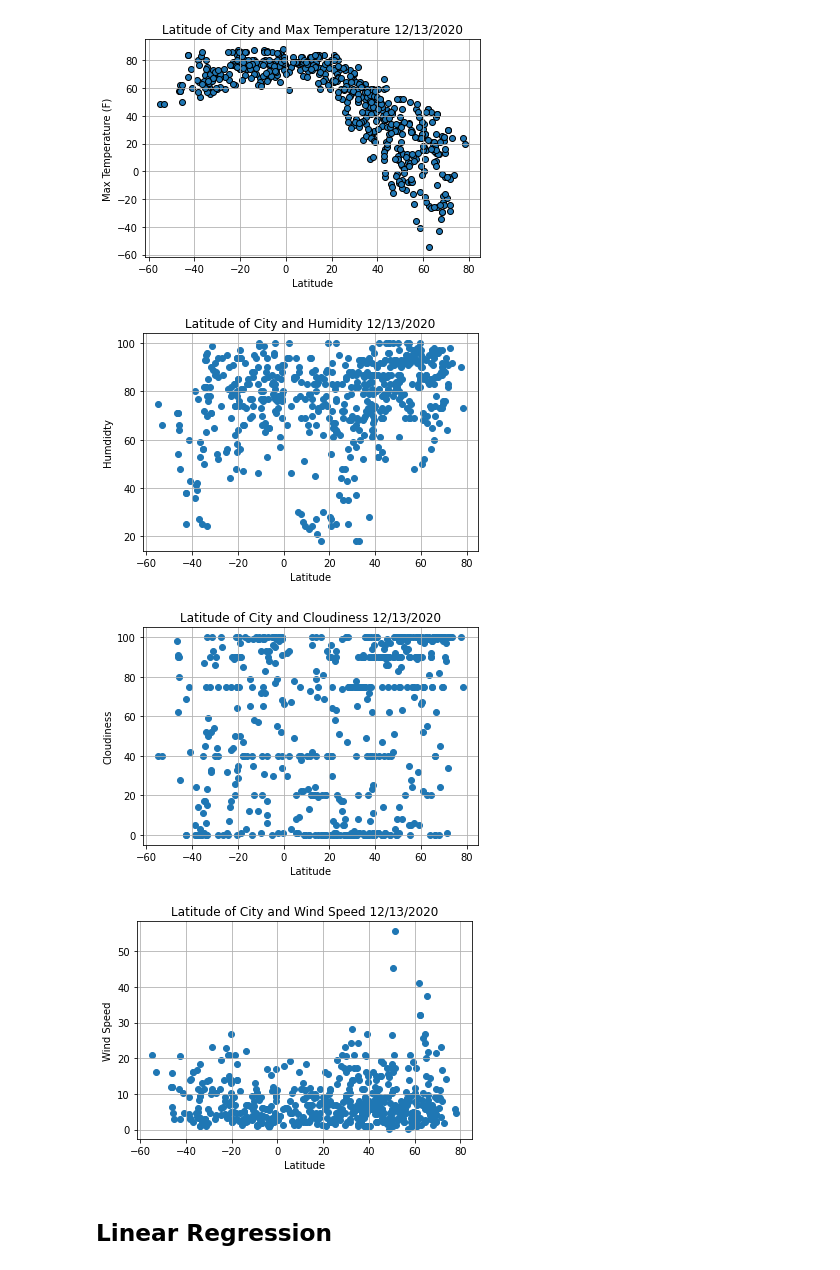
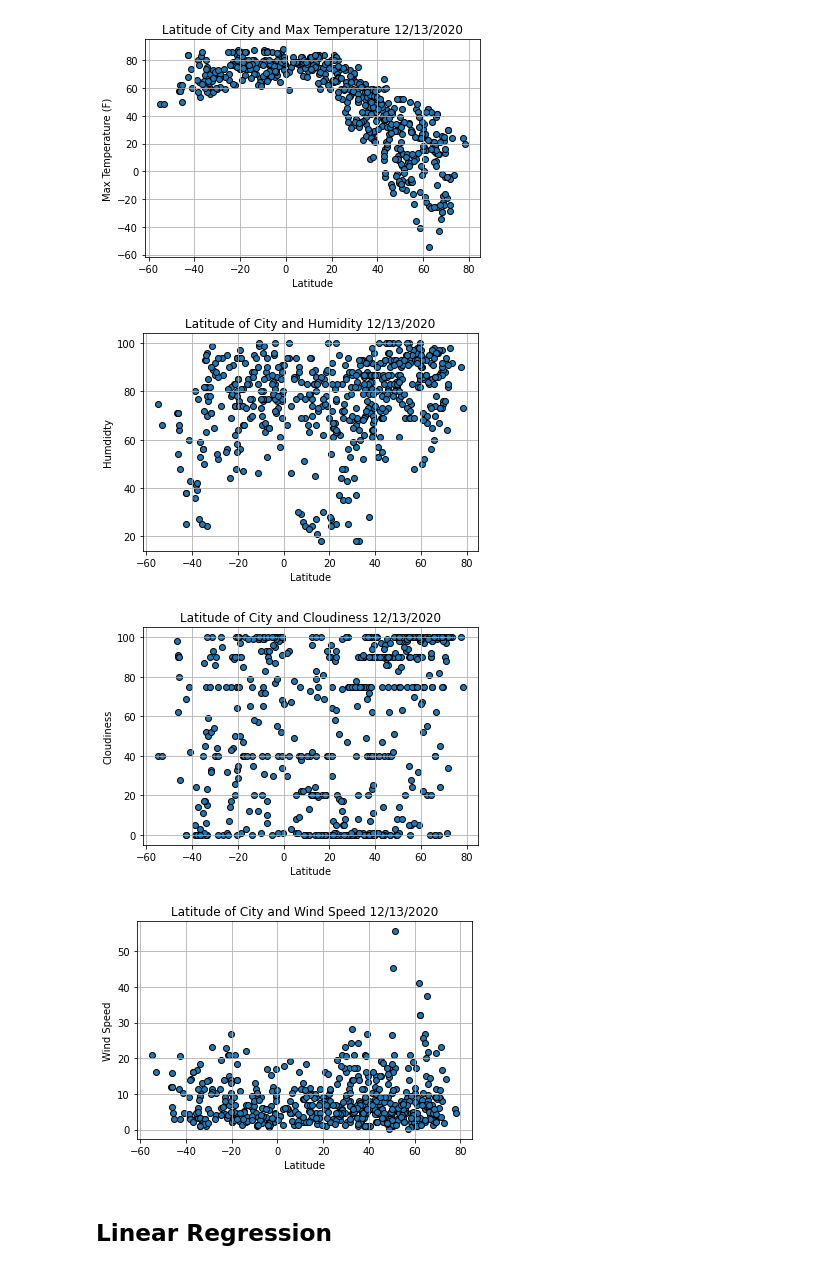
Before and after one commit to geofftm/python-api-challenge, a Jupyter notebook: WeatherPY/WeatherPy.ipynb, the cells around one changed output. Cells and saved outputs as stored; diff of their text form; code cells hidden in the pictures.

```diff
--- a/WeatherPY/WeatherPy.ipynb
+++ b/WeatherPY/WeatherPy.ipynb
@@ -207,36 +209,36 @@ plt.savefig("../Images/lat_v_max_temp.png")
 # %%
 #Lat v. Humidity Scatter Plot
 
-plt.scatter(city_wx_df["Latitude"], city_wx_df["Humidity"], marker="o", edgecolors)
+plt.scatter(city_wx_df["Latitude"], city_wx_df["Humidity"], marker="o", edgecolors="black")
 plt.title("Latitude of City and Humidity 12/13/2020")
 plt.xlabel("Latitude")
 plt.ylabel("Humdidty")
 plt.grid()
 plt.savefig("../Images/lat_v_humidity.png")
 # %% [output]
-[figure, old version]
+[figure, new version]
 # %%
 #Lat v. Cloudiness Scatter Plot
 
-plt.scatter(city_wx_df["Latitude"], city_wx_df["Cloudiness"])
+plt.scatter(city_wx_df["Latitude"], city_wx_df["Cloudiness"], marker="o", edgecolors="black")
 plt.title("Latitude of City and Cloudiness 12/13/2020")
 plt.xlabel("Latitude")
 plt.ylabel("Cloudiness")
 plt.grid()
 plt.savefig("../Images/lat_v_clouds.png")
 # %% [output]
-[figure, old version]
+[figure, new version]
 # %%
 #Lat v. Wind Speed
 
-plt.scatter(city_wx_df["Latitude"], city_wx_df["Wind Speed"])
+plt.scatter(city_wx_df["Latitude"], city_wx_df["Wind Speed"], marker="o", edgecolors="black")
 plt.title("Latitude of City and Wind Speed 12/13/2020")
 plt.xlabel("Latitude")
 plt.ylabel("Wind Speed")
 plt.grid()
 plt.savefig("../Images/lat_v_wind.png")
 # %% [output]
-[figure, old version]
+[figure, new version]
 # %% [markdown]
 ## Linear Regression
 # %% [markdown]
```
